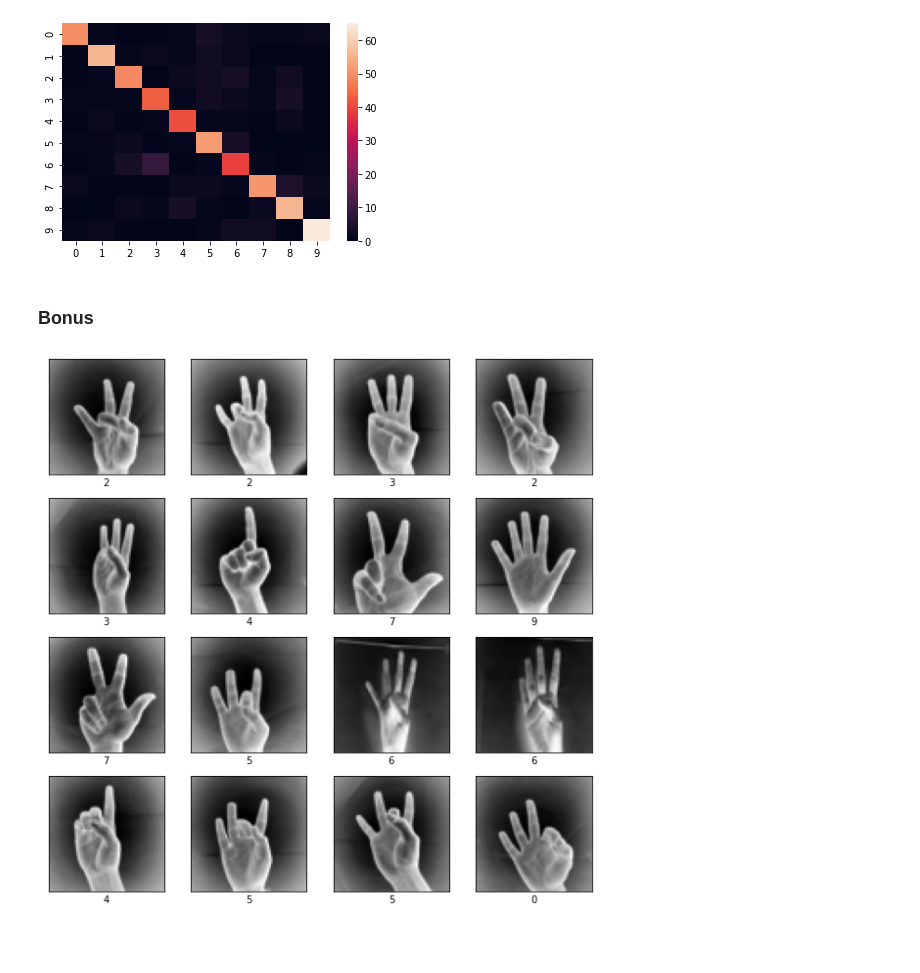
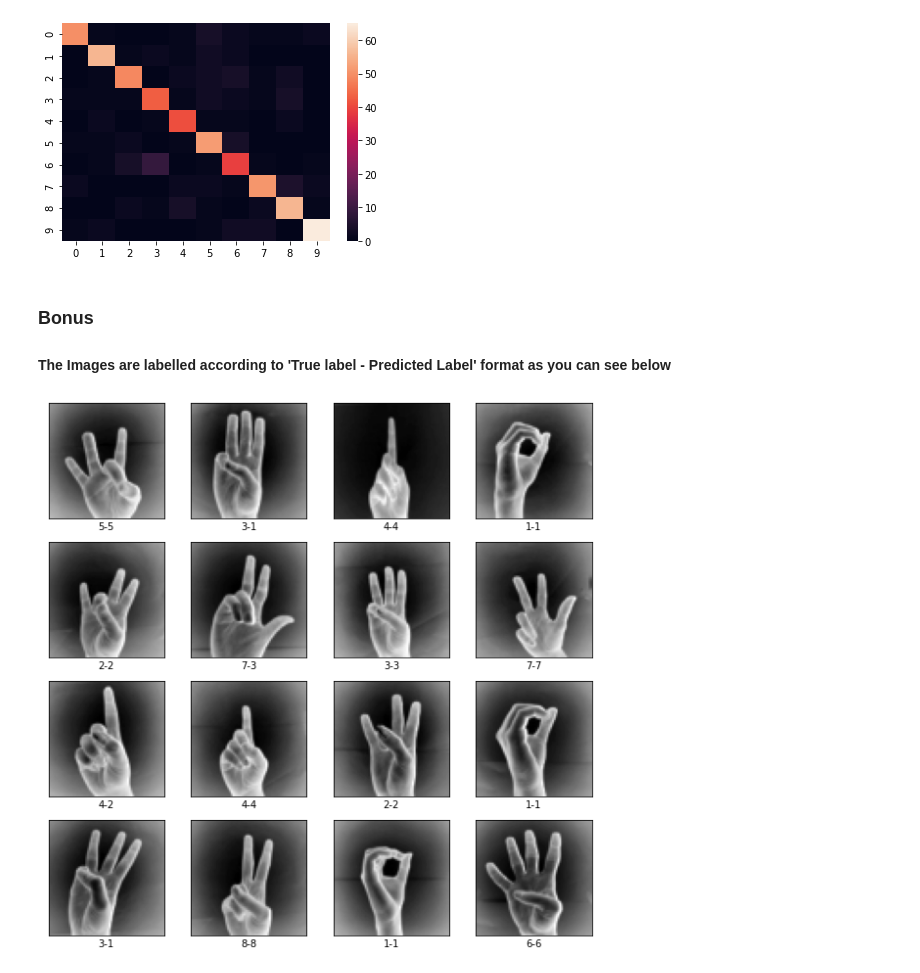
Before and after one commit to kanishk779/SMAI-2, a Jupyter notebook: question2.ipynb, the cells around one changed output. Saved outputs shown, nothing was run; the diff lists cells and outputs as text; code cells hidden in the pictures; blank space fills up the shorter version.

Commit message:
Add Bonus Images in question 2

```diff
--- a/question2.ipynb
+++ b/question2.ipynb
@@ -97,7 +97,7 @@ class MyLogisticRegression:
             num_batches = X.shape[0]
             for i in range(num_batches):
                 self.update_weights(X[i, :, :], Y[i, :][:, np.newaxis])  # update the weights
-            if (j+1)%500 == 0:
+            if (j)%500 == 0:
                 self.print_error()
 
     def predict(self, X):
@@ -221,22 +221,36 @@ accuracy : 0.8109854604200323
 f1 score : 0.8118301573795765
 <AxesSubplot:>
 [figure]
-# %% [markdown]
-### Bonus
+# %% [markdown]
+### Bonus
+#### The Images are labelled according to 'True label - Predicted Label' format as you can see below
 # %%
 x_l = x_l.reshape(2062, 64, 64)
 class_names = ['0', '1', '2', '3', '4', '5', '6', '7', '8', '9']
 x_train, x_test, y_train, y_test = train_test_split(x_l, y_l, test_size=0.10, shuffle=True)
 
+xx = x_test.reshape(x_test.shape[0], -1)
+predictions = np.zeros((xx.shape[0], len(log_regressors_ovo)))
+ind = 0
+for i in range(10):
+    for j in range(i+1, 10):
+        reg = log_regressors_ovo[ind]
+        y_pred = reg.predict(xx)
+        predictions[(y_pred >= 0.5).flatten(), ind] = i
+        predictions[(y_pred < 0.5).flatten(), ind] = j
+        ind += 1
+def give_max(x):
+    return np.argmax(np.bincount(x))
+final_pred = np.vectorize(give_max,signature='(n)->()')(predictions.astype(int))
 
 plt.figure(figsize=(10,10))
 for i in range(16):
     plt.subplot(4,4,i+1)
     plt.xticks([])
     plt.yticks([])
     plt.grid(False)
     plt.imshow(x_test[i], cmap=plt.cm.binary)
-    plt.xlabel(class_names[np.argmax(y_test[i])]) # this is done to get the index where one is present
+    plt.xlabel(str(class_names[np.argmax(y_test[i])]) + '-' + str(class_names[final_pred[i]])) # this is done to get the index where one is present
 plt.show()
 # %% [output]
-[figure, old version]
+[figure, new version]
```
Also changed, not shown: 1 other file.
